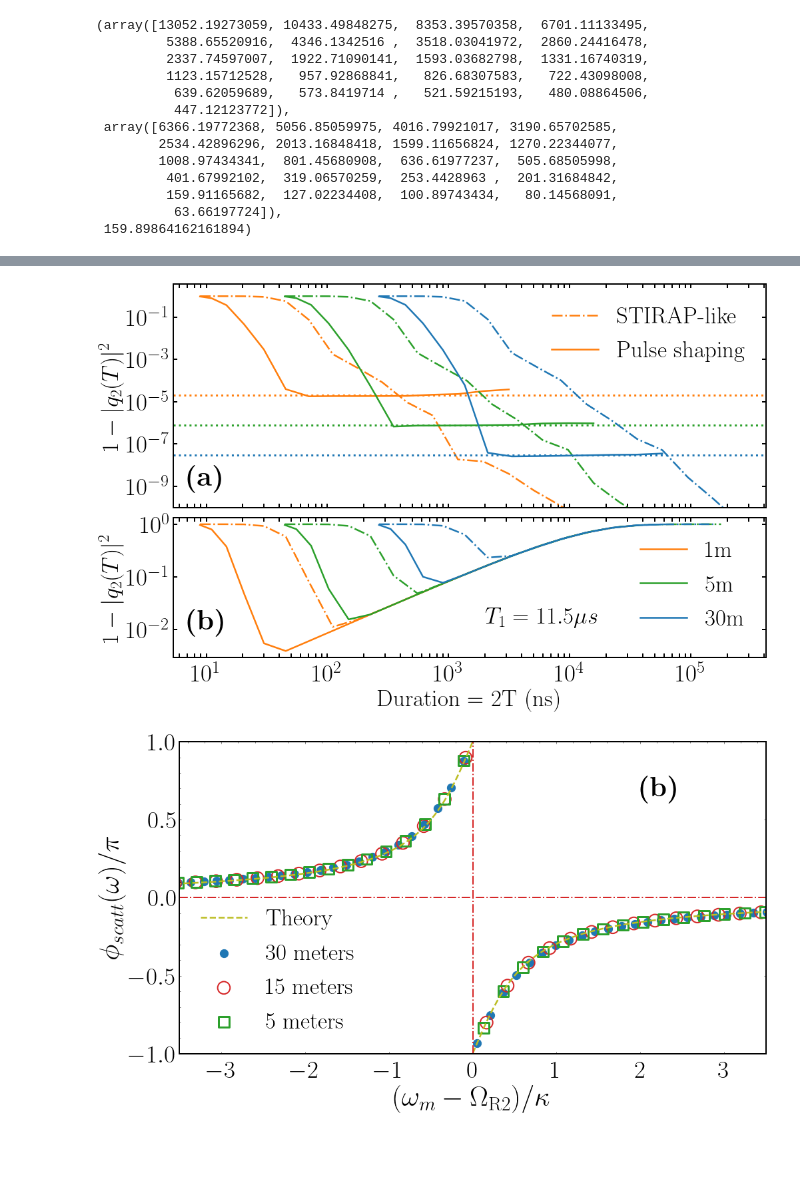
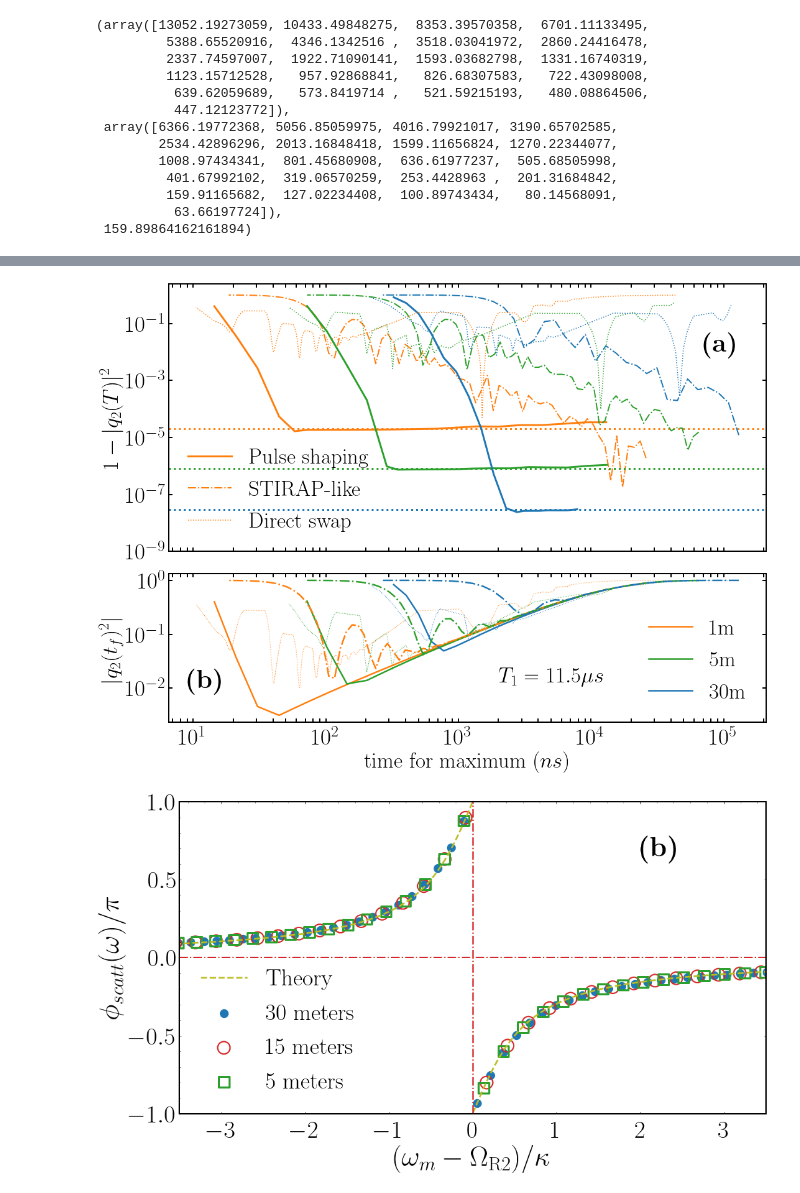
Before and after one commit to Gphysics-fpf/2022_state_transfer, a Jupyter notebook: Codes/99 All article plots.ipynb, the cells around one changed output, grey strips where cells are left out. Saved outputs shown, nothing was run; the diff lists cells and outputs as text; code cells hidden in the pictures; blank space fills up the shorter version.

Commit message:
Several modifications including all the plots

```diff
--- a/Codes/99 All article plots.ipynb
+++ b/Codes/99 All article plots.ipynb
@@ -179,0 +199,12 @@ array([[2.66001937e+02, 3.32186705e+02, 4.39655991e+02, 6.14162118e+02,
+# %%
+STIRAP_1m_comparison_times = np.load('../Data/STIRAP_1m_comparison_times.npy')
+STIRAP_5m_comparison_times = np.load('../Data/STIRAP_5m_comparison_times.npy')
+STIRAP_30m_comparison_times = np.load('../Data/STIRAP_30m_comparison_times.npy')
+
+pulse_shaping_1m_comparison_times = np.load('../Data/pulse_shaping_1m_comparison_times.npy')
+pulse_shaping_5m_comparison_times = np.load('../Data/pulse_shaping_5m_comparison_times.npy')
+pulse_shaping_30m_comparison_times = np.load('../Data/pulse_shaping_30m_comparison_times.npy')
+
+Direct_swap_1m_comparison_times = np.load('../Data/Direct_swap_1m_comparison_times.npy')
+Direct_swap_5m_comparison_times = np.load('../Data/Direct_swap_5m_comparison_times.npy')
+Direct_swap_30m_comparison_times = np.load('../Data/Direct_swap_30m_comparison_times.npy')
@@ -180,68 +213,97 @@ array([[2.66001937e+02, 3.32186705e+02, 4.39655991e+02, 6.14162118e+02,
 # %%
-fig, (ax1, ax2) = plt.subplots(2, 1, figsize=(14,9), sharex=True, constrained_layout=True,  gridspec_kw={'height_ratios': [1.6, 1]})
+fig, (ax1, ax2) = plt.subplots(2, 1, figsize=(15,11), sharex=True, constrained_layout=True,  gridspec_kw={'height_ratios': [1.8, 1]})
 
-ax1.loglog(adiabatic_state_transfer_1m_kappa90MHz[0,:18], 1-adiabatic_state_transfer_1m_kappa90MHz[1,:18],'-.', color='tab:orange', linewidth=2.5, label='STIRAP-like')
-ax1.loglog(adiabatic_state_transfer_1m_kappa90MHz[0,:15], 1-np.array(state_transfer_1m_comparison_times),'-',color='tab:orange', linewidth=2.5, label='Pulse shaping')
+plt.rcParams.update({'font.size': 35})
+
+ax1.loglog(pulse_shaping_1m_comparison_times[:,9], 1-pulse_shaping_1m_comparison_times[:,0],'-',color='tab:orange', linewidth=3, label='Pulse shaping')
+ax1.loglog(STIRAP_1m_comparison_times[:,9], 1-STIRAP_1m_comparison_times[:,0],'-.', color='tab:orange', linewidth=2, label='STIRAP-like')
 ax1.set_ylabel('$$1-|q_2(T)|^2$$')
 ax1.axhline(y = 2e-05, linestyle = ':', linewidth=3, color='tab:orange')
 
-
-ax1.loglog(adiabatic_state_transfer_5m_kappa18MHz[0],1-adiabatic_state_transfer_5m_kappa18MHz[1], '-.', linewidth=2.5, color='tab:green')
-ax1.loglog(adiabatic_state_transfer_5m_kappa18MHz[0,:15],1-np.array(state_transfer_5m_comparison_times),'-', linewidth=2.5, color='tab:green')
+ax1.loglog(STIRAP_5m_comparison_times[:,9], 1-STIRAP_5m_comparison_times[:,0], '-.', linewidth=2, color='tab:green')
+ax1.loglog(pulse_shaping_5m_comparison_times[:,9], 1-pulse_shaping_5m_comparison_times[:,0],'-', linewidth=3, color='tab:green')
 ax1.axhline(y = 8e-07, linestyle = ':', linewidth=3, color='tab:green')
 
-ax1.loglog(adiabatic_state_transfer_30m_kappa3MHz[0,:17],1-adiabatic_state_transfer_30m_kappa3MHz[1,:17],'-.', linewidth=2.5, color='tab:blue')
-ax1.loglog(adiabatic_state_transfer_30m_kappa3MHz[0,:14],1-np.array(state_transfer_30m_comparison_times),'-', linewidth=2.5, color='tab:blue')
+ax1.loglog(STIRAP_30m_comparison_times[:,9], 1-STIRAP_30m_comparison_times[:,0],'-.', linewidth=2, color='tab:blue')
+ax1.loglog(pulse_shaping_30m_comparison_times[:,9], 1-pulse_shaping_30m_comparison_times[:,0],'-', linewidth=3, color='tab:blue')
 ax1.axhline(y = 2.9e-8, linestyle = ':', linewidth=3, color='tab:blue')
-ax1.text(.7e1, 1e-9,'\\textbf{(a)}',color='black', weight='bold', fontsize=42)
+
+ax1.loglog(Direct_swap_1m_comparison_times[:,9], 1-Direct_swap_1m_comparison_times[:,7],':', linewidth=1.5, color='tab:orange', label =' Direct swap')
+ax1.loglog(Direct_swap_5m_comparison_times[:,9], 1-Direct_swap_5m_comparison_times[:,7],':', linewidth=1.5, color='tab:green')
+ax1.loglog(Direct_swap_30m_comparison_times[:,9], 1-Direct_swap_30m_comparison_times[:,7],':', linewidth=1.5, color='tab:blue')
+
+
+
+ax1.text(.7e5, 1e-2,'\\textbf{(a)}',color='black', weight='bold', fontsize=42)
 
 ax1.tick_params(labelcolor='black', labelsize='small', width=2, length =6) #Ricardo
 # ax1.yaxis.set_minor_locator(MultipleLocator(1))
-ax1.set_ylim(1e-10)
+ax1.set_ylim(1e-8)
 
 ax1.set_yticks([1e-9,1e-7,1e-5,1e-3,1e-1]) #,['10^1','10^2','10^3','10^4'])
 ax1.tick_params(which='minor', color='black', width=2, length=6)
 
 
 ax1.legend()
 
 
 T1_1=11.5e-6*1e9
 
-ax2.loglog(adiabatic_state_transfer_1m_kappa90MHz[0],1-adiabatic_state_transfer_1m_kappa90MHz[1]*np.exp(-adiabatic_state_transfer_1m_kappa90MHz[0]/T1_1),'-.', linewidth=2.5, color='tab:orange')
-ax2.loglog(adiabatic_state_transfer_1m_kappa90MHz[0,:15],1-np.array(state_transfer_1m_comparison_times)*np.exp(-adiabatic_state_transfer_1m_kappa90MHz[0,:15]/T1_1),'-', linewidth=2.5, color='tab:orange', label=' 1m')
-# ax1.set_ylim(1e-3, 1)
-ax2.set_xlabel('Duration = 2T (ns)')
-ax2.set_ylabel('$$1-|q_2(T)|^2$$')
+# ax2.loglog(adiabatic_state_transfer_1m_kappa90MHz[0],1-adiabatic_state_transfer_1m_kappa90MHz[1]*np.exp(-adiabatic_state_transfer_1m_kappa90MHz[0]/T1_1),'-.', linewidth=2.5, color='tab:orange')
+# ax2.loglog(adiabatic_state_transfer_1m_kappa90MHz[0,:15],1-np.array(state_transfer_1m_comparison_times)*np.exp(-adiabatic_state_transfer_1m_kappa90MHz[0,:15]/T1_1),'-', linewidth=2.5, color='tab:orange', label=' 1m')
+# # ax1.set_ylim(1e-3, 1)
+# ax2.set_xlabel('Duration = 2T (ns)')
+# ax2.set_ylabel('$$1-|q_2(T)|^2$$')
 
-ax2.loglog(adiabatic_state_transfer_5m_kappa18MHz[0],1-adiabatic_state_transfer_5m_kappa18MHz[1]*np.exp(-adiabatic_state_transfer_5m_kappa18MHz[0]/T1_1), '-.', linewidth=2.5, color='tab:green')
-ax2.loglog(adiabatic_state_transfer_5m_kappa18MHz[0,:15],1-np.array(state_transfer_5m_comparison_times)*np.exp(-adiabatic_state_transfer_5m_kappa18MHz[0,:15]/T1_1),'-', linewidth=2.5, color='tab:green',label='5m')
+# ax2.loglog(adiabatic_state_transfer_5m_kappa18MHz[0],1-adiabatic_state_transfer_5m_kappa18MHz[1]*np.exp(-adiabatic_state_transfer_5m_kappa18MHz[0]/T1_1), '-.', linewidth=2.5, color='tab:green')
+# ax2.loglog(adiabatic_state_transfer_5m_kappa18MHz[0,:15],1-np.array(state_transfer_5m_comparison_times)*np.exp(-adiabatic_state_transfer_5m_kappa18MHz[0,:15]/T1_1),'-', linewidth=2.5, color='tab:green',label='5m')
 
-ax2.loglog(adiabatic_state_transfer_30m_kappa3MHz[0,:16],1-adiabatic_state_transfer_30m_kappa3MHz[1,:16]*np.exp(-adiabatic_state_transfer_30m_kappa3MHz[0,:16]/T1_1),'-.', linewidth=2.5, color='tab:blue')
-ax2.loglog(adiabatic_state_transfer_30m_kappa3MHz[0,:14],1-np.array(state_transfer_30m_comparison_times)*np.exp(-adiabatic_state_transfer_30m_kappa3MHz[0,:14]/T1_1),'-', linewidth=2.5, color='tab:blue', label='30m')
-ax2.text(0.7e1, 1e-2,'\\textbf{(b)}',color='black', weight='bold', fontsize=42)
+# ax2.loglog(adiabatic_state_transfer_30m_kappa3MHz[0,:16],1-adiabatic_state_transfer_30m_kappa3MHz[1,:16]*np.exp(-adiabatic_state_transfer_30m_kappa3MHz[0,:16]/T1_1),'-.', linewidth=2.5, color='tab:blue')
+# ax2.loglog(adiabatic_state_transfer_30m_kappa3MHz[0,:14],1-np.array(state_transfer_30m_comparison_times)*np.exp(-adiabatic_state_transfer_30m_kappa3MHz[0,:14]/T1_1),'-', linewidth=2.5, color='tab:blue', label='30m')
+
+T1_1=11.5e-6*1e9
+
+
+ax2.loglog(Direct_swap_30m_comparison_times[:,9], 1-Direct_swap_30m_comparison_times[:,7]*np.exp(-np.array(Direct_swap_30m_comparison_times[:,8], dtype = float)/T1_1),':', color='tab:blue')
+ax2.loglog(Direct_swap_5m_comparison_times[:,9], 1-Direct_swap_5m_comparison_times[:,7]*np.exp(-np.array(Direct_swap_5m_comparison_times[:,8], dtype = float)/T1_1),':', color='tab:green')
+ax2.loglog(Direct_swap_1m_comparison_times[:,9], 1-Direct_swap_1m_comparison_times[:,7]*np.exp(-np.array(Direct_swap_1m_comparison_times[:,8], dtype = float)/T1_1),':', color='tab:orange')
+
+ax2.loglog(pulse_shaping_1m_comparison_times[:,9], 1-pulse_shaping_1m_comparison_times[:,0]*np.exp(-np.array(pulse_shaping_1m_comparison_times[:,8], dtype = float)/T1_1),'-', linewidth=2.5, color='tab:orange', label = '1m')
+ax2.loglog(pulse_shaping_5m_comparison_times[:,9], 1-pulse_shaping_5m_comparison_times[:,0]*np.exp(-np.array(pulse_shaping_5m_comparison_times[:,8], dtype = float)/T1_1),'-', linewidth=2.5, color='tab:green', label = '5m')
+ax2.loglog(pulse_shaping_30m_comparison_times[:,9], 1-pulse_shaping_30m_comparison_times[:,0]*np.exp(-np.array(pulse_shaping_30m_comparison_times[:,8], dtype = float)/T1_1),'-', linewidth=2.5, color='tab:blue', label = '30m')
+
+ax2.loglog(STIRAP_1m_comparison_times[:,9], 1-STIRAP_1m_comparison_times[:,0]*np.exp(-np.array(STIRAP_1m_comparison_times[:,8], dtype = float)/T1_1), '-.', linewidth=2.5, color='tab:orange')
+ax2.loglog(STIRAP_5m_comparison_times[:,9], 1-STIRAP_5m_comparison_times[:,0]*np.exp(-np.array(STIRAP_5m_comparison_times[:,8], dtype = float)/T1_1), '-.', linewidth=2.5, color='tab:green')
+ax2.loglog(STIRAP_30m_comparison_times[:,9], 1-STIRAP_30m_comparison_times[:,0]*np.exp(-np.array(STIRAP_30m_comparison_times[:,8], dtype = float)/T1_1), '-.', linewidth=2.5, color='tab:blue')
+
+
+ax2.set_ylabel('$$|q_2(t_f)^2|$$')
+ax2.set_xlabel('time for maximum $(ns) $ ')
+
+
+ax2.text(0.9e1, 1e-2,'\\textbf{(b)}',color='black', weight='bold', fontsize=42)
 ax2.text(2e3, 1.3e-2,'$T_1 = 11.5 \mu s$',color='black', fontsize=35)
 
 ax2.tick_params(labelcolor='black', labelsize='small', width=2, length =6)
 # ax2.yaxis.set_minor_locator(MultipleLocator(1))
 ax2.set_yticks([1e-2,1e-1,1e0]) #,['10^1','10^2','10^3','10^4'])
 ax2.tick_params(which='minor', color='black', width=2, length=6)
 
 ax2.xaxis.set_tick_params(labelsize=37)
 ax2.yaxis.set_tick_params(labelsize=37)
 ax1.yaxis.set_tick_params(labelsize=37)
 
 ax2.xaxis.set_tick_params(pad=10)
 
 
 ax2.legend()
 
 plt.show()
 
-fig.savefig('../Newfigures/fig3.svg')
-fig.savefig('../Newfigures/fig3.pdf')
+fig.savefig('../Figures/fig3.svg')
+fig.savefig('../Figures/fig3.pdf')
 # %% [output]
-[figure, old version]
+[figure, new version]
 # %%
 def flat_photon_scattering(ω1=2*π*8.406, ω2=2*π*8.406, κ2=0.0540353936, l=5, mmax=105):
 
```
Also changed, not shown: parts of 13 cells of this notebook, 5 other files.
